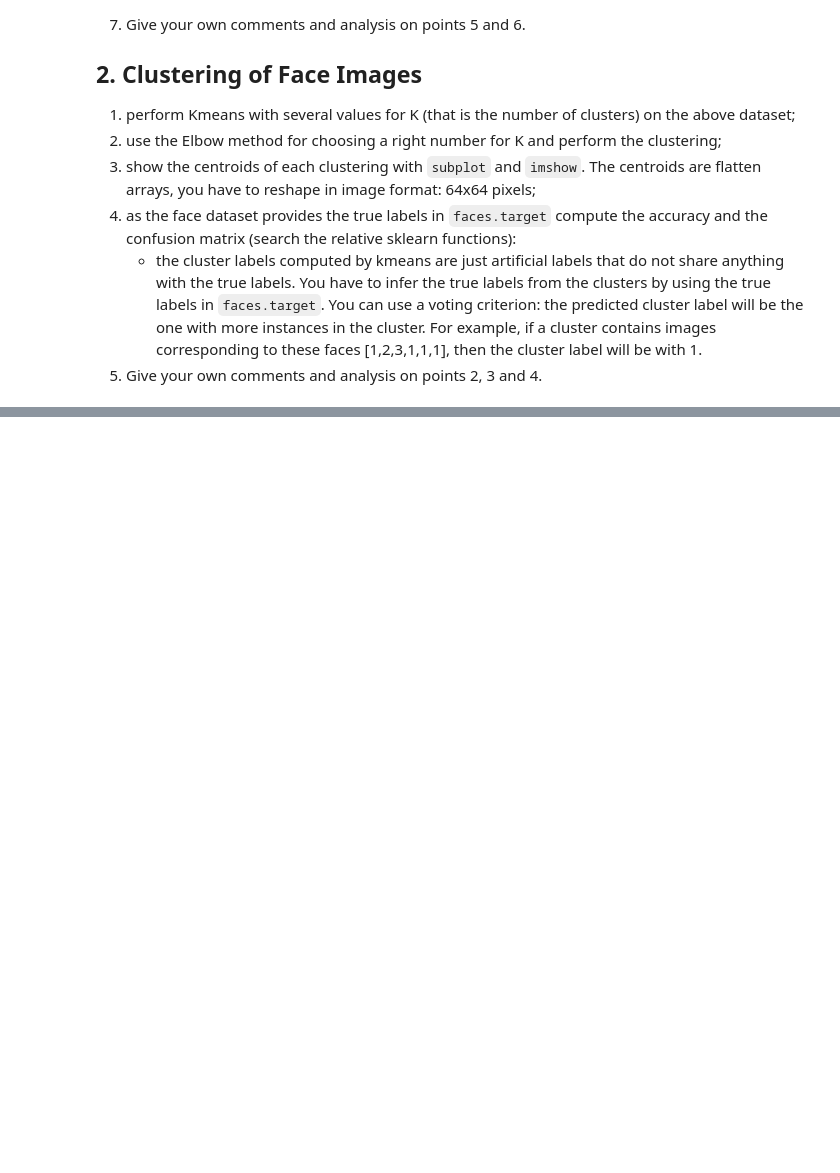
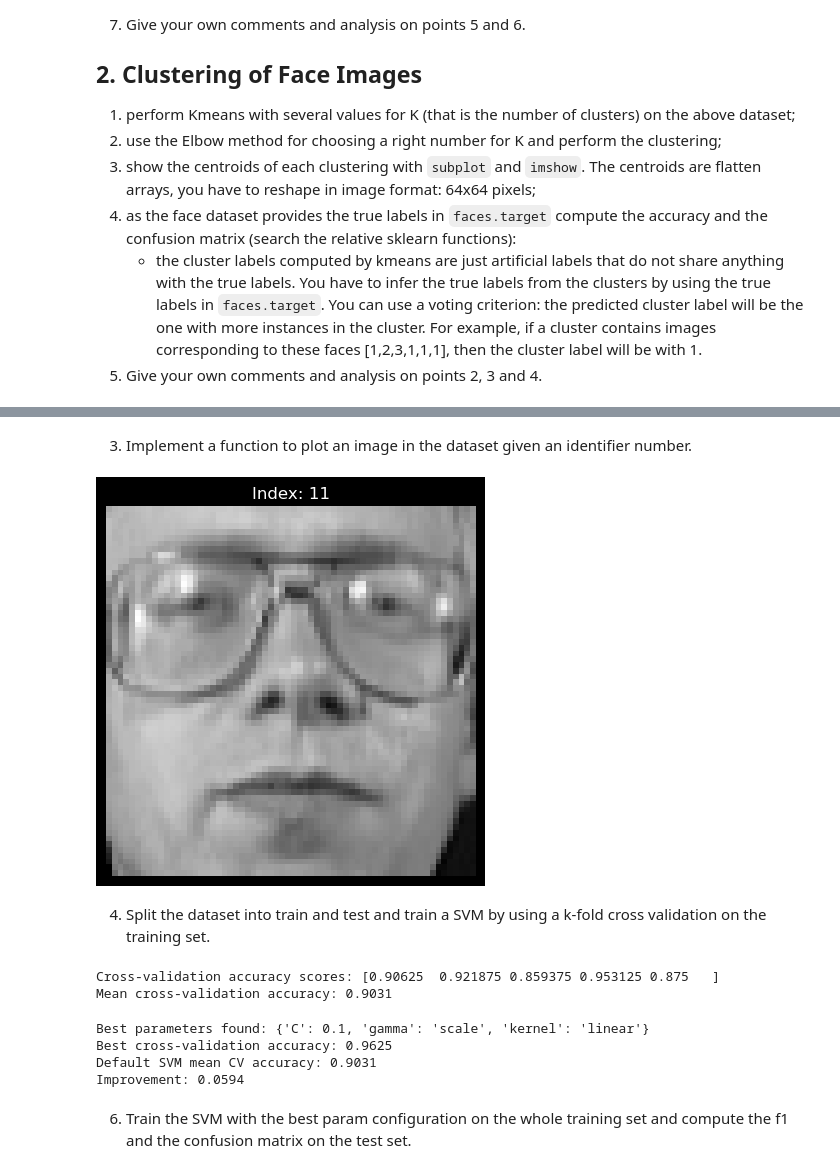
Before and after one commit to massmola/ml-assignments, a Jupyter notebook: Assignment2_group3.ipynb, the cells around one changed output, grey strips where cells are left out. Drawn from its saved outputs; the diff is of its cells as text; code cells hidden in the pictures; blank space fills up the shorter version.

```diff
--- a/Assignment2_group3.ipynb
+++ b/Assignment2_group3.ipynb
@@ -24,0 +27,6 @@ The assignment is related to the face recognition problem: train a SVM to recogn
+# %%
+from sklearn.datasets import fetch_olivetti_faces
+import numpy as np
+
+
+faces = fetch_olivetti_faces()
@@ -24,0 +66,63 @@ The assignment is related to the face recognition problem: train a SVM to recogn
+# %% [markdown]
+3. Implement a function to plot an image in the dataset given an identifier number.
+# %%
+
+import matplotlib.pyplot as plt
+
+def plot_img(index: int):
+    plt.imshow(faces.images[index], cmap='gray')
+    plt.title(f"Index: {index}")
+    plt.axis('off')
+    plt.show()
+
+plot_img(11)
+# %% [output]
+[figure, added]
+# %% [markdown]
+4. Split the dataset into train and test and train a SVM by using a k-fold cross validation on the training set.
+# %%
+from sklearn.model_selection import train_test_split, cross_val_score, StratifiedKFold
+from sklearn.svm import SVC
+
+# Split the dataset into train and test sets (e.g., 80% train, 20% test)
+X_train, X_test, y_train, y_test = train_test_split(
+    faces.data, faces.target, test_size=0.2, random_state=42, stratify=faces.target
+)
+
+# Set up k-fold cross-validation (k=5)
+kfold = StratifiedKFold(n_splits=5, shuffle=True, random_state=42)
+
+# Train a SVM with default parameters using cross-validation on the training set
+svm = SVC()
+cv_scores = cross_val_score(svm, X_train, y_train, cv=kfold, scoring='accuracy')
+
+print(f"Cross-validation accuracy scores: {cv_scores}")
+print(f"Mean cross-validation accuracy: {cv_scores.mean():.4f}")
+# %% [output]
+Cross-validation accuracy scores: [0.90625  0.921875 0.859375 0.953125 0.875   ]
+Mean cross-validation accuracy: 0.9031
+# %%
+from sklearn.model_selection import GridSearchCV
+
+# Define the parameter grid
+param_grid = {
+    'C': [0.1, 1, 10],
+    'kernel': ['linear', 'poly', 'rbf'],
+    'gamma': ['scale', 'auto', 0.001, 0.01, 0.1]
+}
+
+# Set up GridSearchCV
+grid_search = GridSearchCV(SVC(), param_grid, cv=kfold, scoring='accuracy', n_jobs=-1)
+grid_search.fit(X_train, y_train)
+
+print("Best parameters found:", grid_search.best_params_)
+print(f"Best cross-validation accuracy: {grid_search.best_score_:.4f}")
+print(f"Default SVM mean CV accuracy: {cv_scores.mean():.4f}")
+print(f"Improvement: {grid_search.best_score_ - cv_scores.mean():.4f}")
+# %% [output]
+Best parameters found: {'C': 0.1, 'gamma': 'scale', 'kernel': 'linear'}
+Best cross-validation accuracy: 0.9625
+Default SVM mean CV accuracy: 0.9031
+Improvement: 0.0594
+# %% [markdown]
+6. Train the SVM with the best param configuration on the whole training set and compute the f1 and the confusion matrix on the test set.
```
Also changed, not shown: parts of 13 cells of this notebook.
